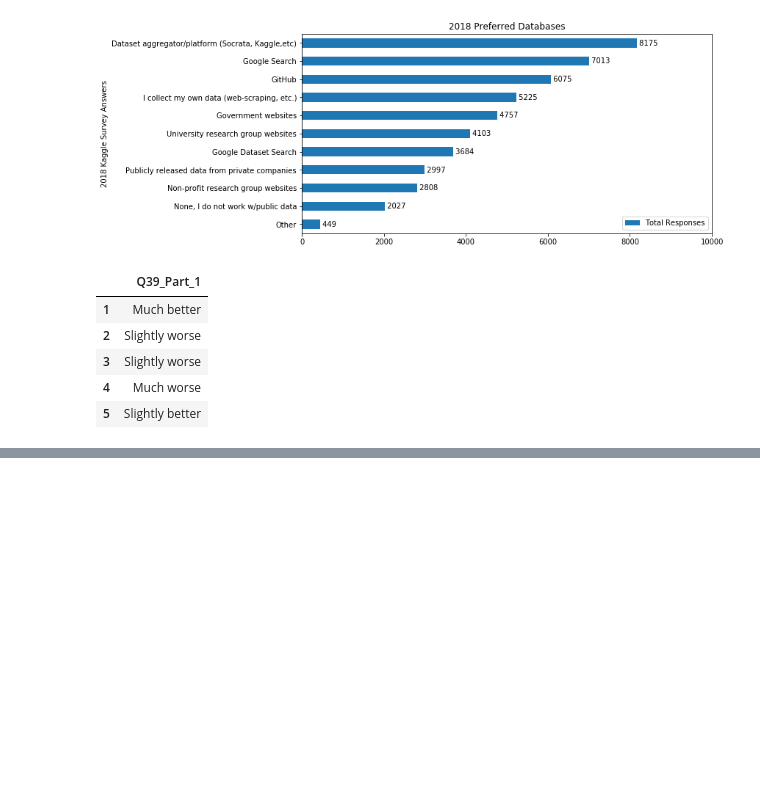
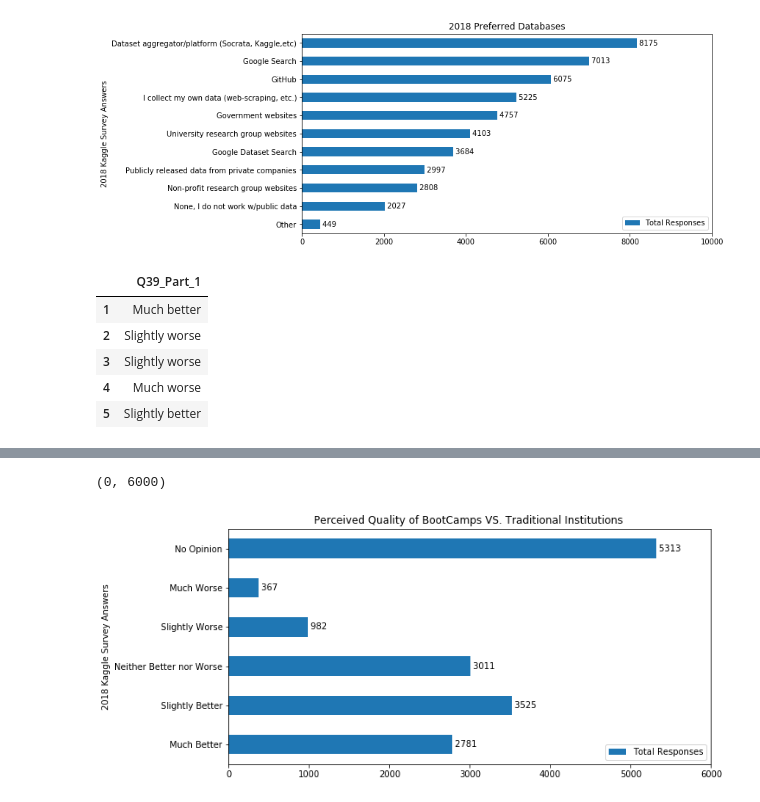
Before and after one commit to feldtmam/project1group3, a Jupyter notebook: Lauren_files/kaggle_survey_2018.ipynb, the cells around one changed output, grey strips where cells are left out. Saved outputs shown, nothing was run; the diff lists cells and outputs as text; code cells hidden in the pictures; blank space fills up the shorter version.

```diff
--- a/Lauren_files/kaggle_survey_2018.ipynb
+++ b/Lauren_files/kaggle_survey_2018.ipynb
@@ -322,7 +301,7 @@ neither_2 = df_39_2.loc[df_39_2["Q39_Part_2"] == "Neither better nor worse"].cou
 slightly_worse_2 = df_39_2.loc[df_39_2["Q39_Part_2"] == "Slightly worse"].count()
 much_worse_2 = df_39_2.loc[df_39_2["Q39_Part_2"] == "Much worse"].count()
 # %%
-responses_39_2 = pd.DataFrame({'Responses':["Much Better",
+df_39_2 = pd.DataFrame({'Responses':["Much Better",
                                 "Slightly Better",
                                 'Neither Better nor Worse',
                                 "Slightly Worse",
@@ -330,8 +309,4 @@ responses_39_2 = pd.DataFrame({'Responses':["Much Better",
                                 "No Opinion"],
                           'Totals':[much_better_2, slightly_better_2, neither_2, slightly_worse_2, much_worse_2, no_opinion_2]})
 
-responses_39_2 = responses_39.astype({"Responses": object, "Totals": int})
-
-responses_39_2 = responses_39.sort_values('Totals')
-
-responses_39_2
+df_39_2
@@ -337,0 +321,3 @@ responses_39_2
+# %%
+df_39_2 = df_39_2.astype({'Responses': object, 'Totals': int})
+df_39_2
@@ -337,0 +332,18 @@ responses_39_2
+# %%
+#Plot Graph
+ax = df_39_2.plot.barh(x='Responses', y='Totals', figsize=(10,5),
+                            title ="Perceived Quality of BootCamps VS. Traditional Institutions ", label="Total Responses")
+# Add Response Values
+y = df_39_2['Totals']
+
+# Add Response Total
+for i, v in enumerate(y):
+    ax.text(v, i, " "+str(v), color='black', va='center')
+
+# Format
+ax.legend(loc='lower right')
+plt.ylabel("2018 Kaggle Survey Answers")
+ax.set_xlim([0,6000])
+# %% [output]
+(0, 6000)
+[figure, added]
```
Also changed, not shown: parts of 16 cells of this notebook, 2 other files.
